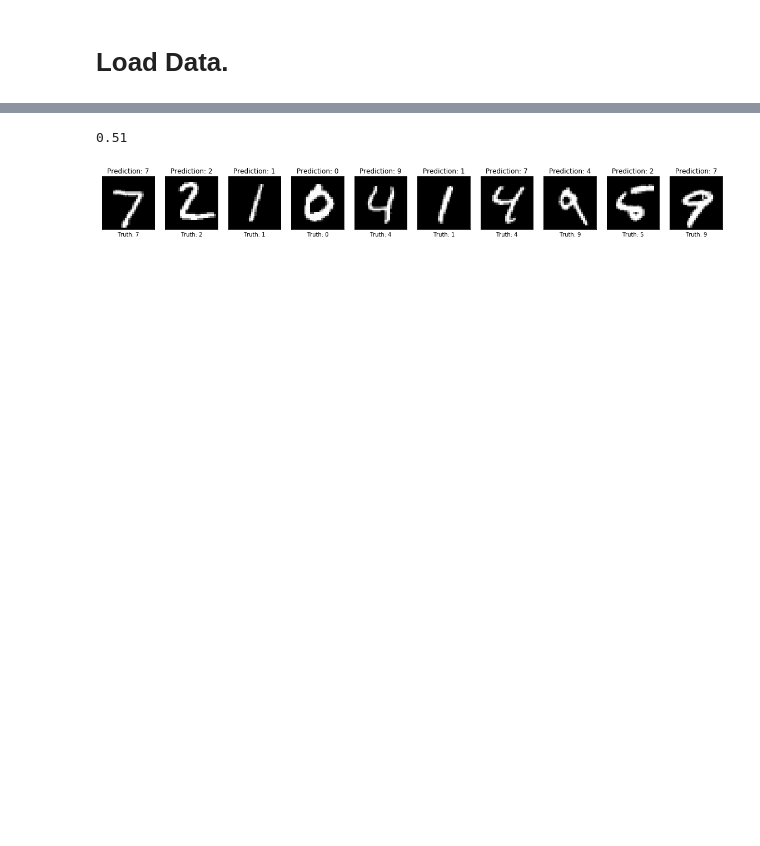
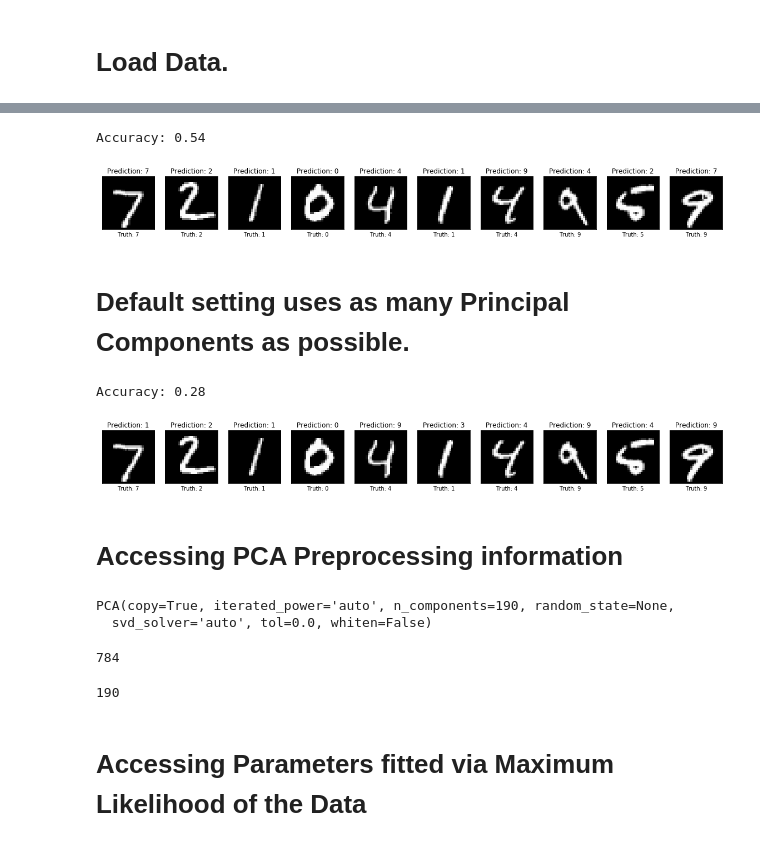
Before and after one commit to RaviSoji/plda, a Jupyter notebook: demos/mnist_data/mnist_demo.ipynb, the cells around one changed output, grey strips where cells are left out. Drawn from its saved outputs; the diff is of its cells as text; code cells hidden in the pictures; blank space fills up the shorter version.

Commit message:
Make plda interface simpler, so preprocessing can be done automatically if desired. Update tests.

```diff
--- a/demos/mnist_data/mnist_demo.ipynb
+++ b/demos/mnist_data/mnist_demo.ipynb
@@ -37,3 +36,0 @@ plt.show()
-# %%
-pca = PCA(n_components = 5)
-pca.fit(X_train)
@@ -48,5 +37,5 @@ X_test_preprocessed = pca.transform(X_test)
 # %%
-classifier = plda.Classifier(X_train_preprocessed, Y_train)
-classifier.fit_model()
+classifier = plda.Classifier()
+classifier.fit_model(X_train, Y_train, n_principal_components=5)  # Use the 5 top principal components
 
-predictions, log_p_predictions = classifier.predict(X_test_preprocessed, standardize_data=True)
+predictions, log_p_predictions = classifier.predict(X_test)
@@ -55,7 +42,7 @@ predictions, log_p_predictions = classifier.predict(X_test_preprocessed, standar
 # %%
-(Y_test == predictions).mean()
+print('Accuracy: {}'.format((Y_test == predictions).mean()))
 # %% [output]
-0.51
+Accuracy: 0.54
 # %%
 n_examples = 10
 fig, ax_arr = plt.subplots(1, n_examples, figsize=(20, 2))
@@ -71,3 +58,49 @@ for x in range(n_examples):
 plt.show()
 # %% [output]
 [figure]
+# %% [markdown]
+# Default setting uses as many Principal Components as possible.
+# %%
+classifier = plda.Classifier()
+classifier.fit_model(X_train, Y_train)  # Use as many principal components as possible.
+
+predictions, log_p_predictions = classifier.predict(X_test)
+# %%
+# Overfit due to curse of dimensionality:
+#  the ratio of sample size to data dimension is very small (about 200 vs. 200 = 1).
+print('Accuracy: {}'.format((Y_test == predictions).mean()))
+# %% [output]
+Accuracy: 0.28
+# %%
+n_examples = 10
+fig, ax_arr = plt.subplots(1, n_examples, figsize=(20, 2))
+
+for x in range(n_examples):
+    ax_arr[x].imshow(X_test[x].reshape(28, 28), cmap='gray')
+    ax_arr[x].set_xticks([])
+    ax_arr[x].set_yticks([])
+    title = 'Prediction: {}'
+    xlabel = 'Truth: {}'
+    ax_arr[x].set_title(title.format(predictions[x]))
+    ax_arr[x].set_xlabel(xlabel.format(Y_test[x]))
+plt.show()
+# %% [output]
+[figure, added]
+# %% [markdown]
+# Accessing PCA Preprocessing information
+# %%
+classifier.model.pca
+# %% [output]
+PCA(copy=True, iterated_power='auto', n_components=190, random_state=None,
+  svd_solver='auto', tol=0.0, whiten=False)
+# %%
+classifier.model.pca.n_features_  # Original dimensionality.
+# %% [output]
+784
+# %%
+
+classifier.model.pca.n_components  # Preprocessed dimensionality
+# %% [output]
+190
+# %% [markdown]
+# Accessing Parameters fitted via Maximum Likelihood of the Data
```
Also changed, not shown: parts of 17 cells of this notebook, 34 other files.
